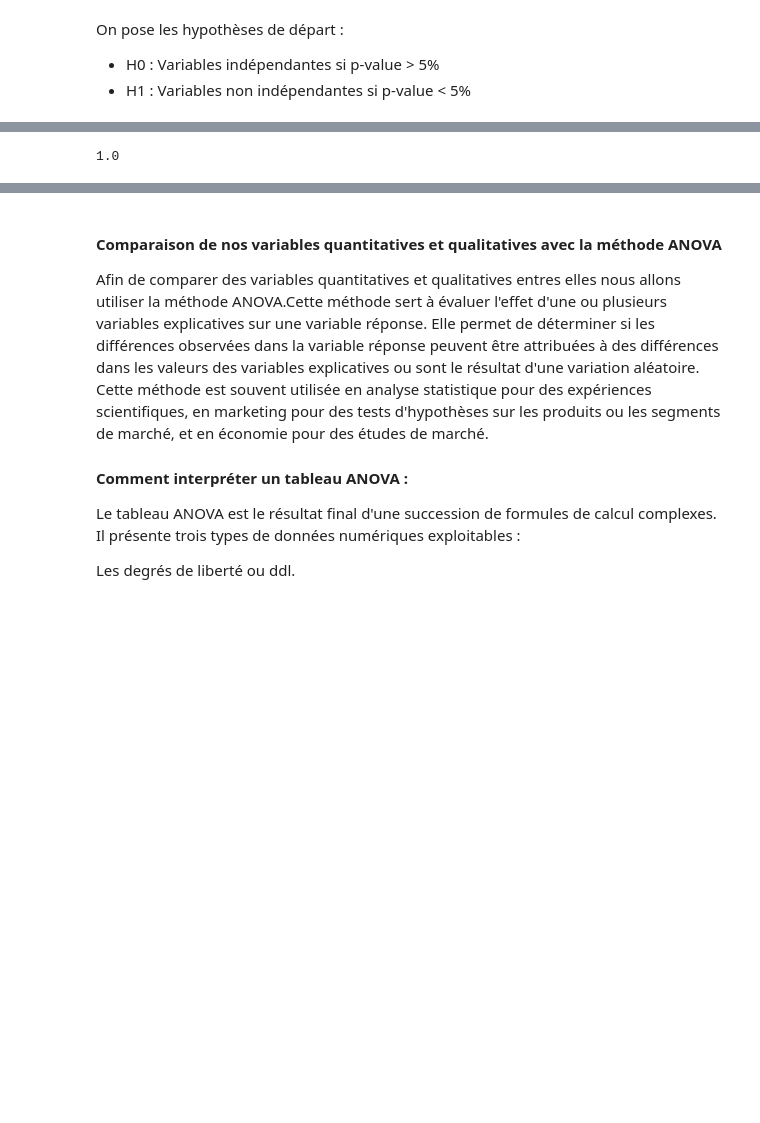
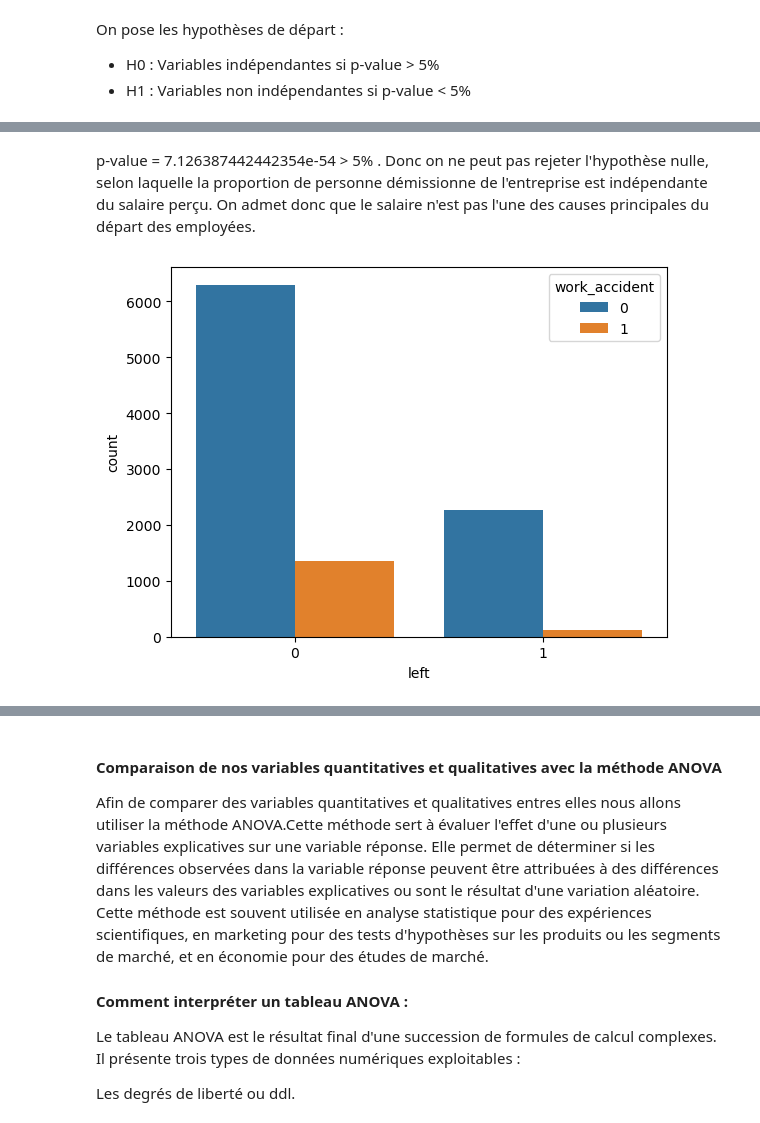
Before and after one commit to Gadeux/Projet-BI---Emma-et-Sarah, a Jupyter notebook: BI-Sarah et Emma.ipynb, the cells around one changed output, grey strips where cells are left out. Cells and saved outputs as stored; diff of their text form; code cells hidden in the pictures; blank space fills up the shorter version.

```diff
--- a/BI-Sarah et Emma.ipynb
+++ b/BI-Sarah et Emma.ipynb
@@ -795,5 +778,7 @@ df_lwa
+# %% [markdown]
+p-value = 7.126387442442354e-54 > 5% . Donc on ne peut pas rejeter l'hypothèse nulle, selon laquelle la proportion de personne démissionne de l'entreprise est indépendante du salaire perçu. On admet donc que le salaire n'est pas l'une des causes principales du départ des employées.
 # %%
-Khi2_obs, p_value, ddl, effectif_theorique = chi2_contingency(df_lwa)
-p_value
+# diagramme à barre de la variable
+sns.countplot(x='left', hue='work_accident', data=bidata);
 # %% [output]
-1.0
+[figure, added]
```
Also changed, not shown: parts of 62 cells of this notebook.
